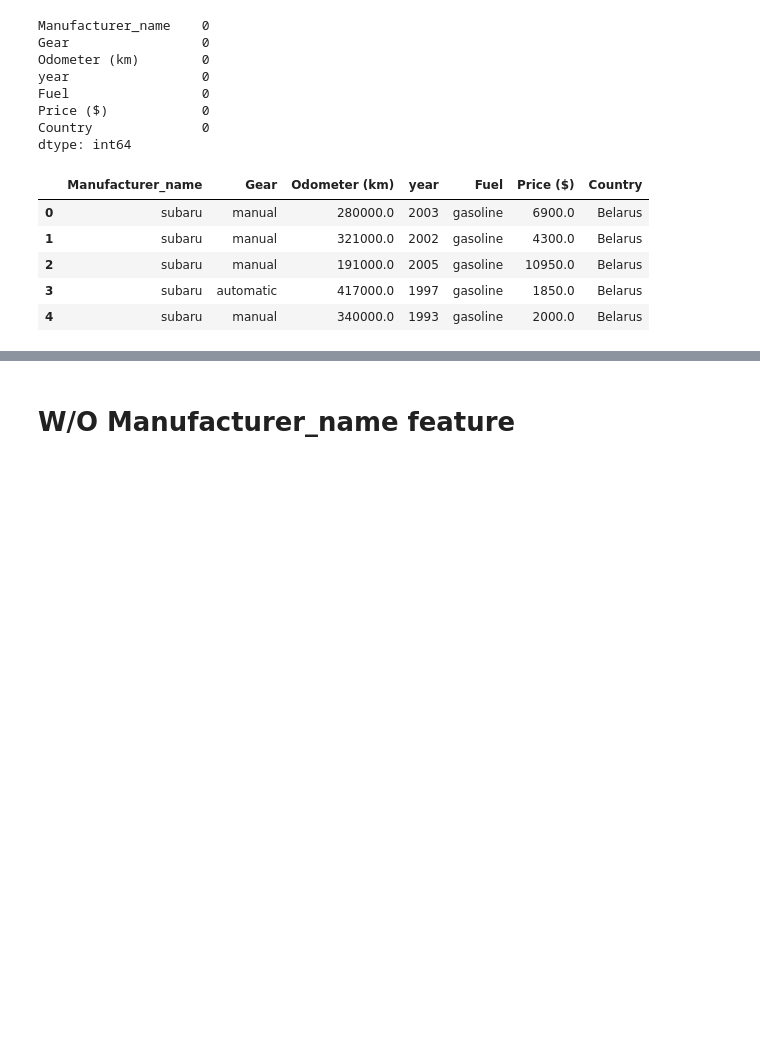
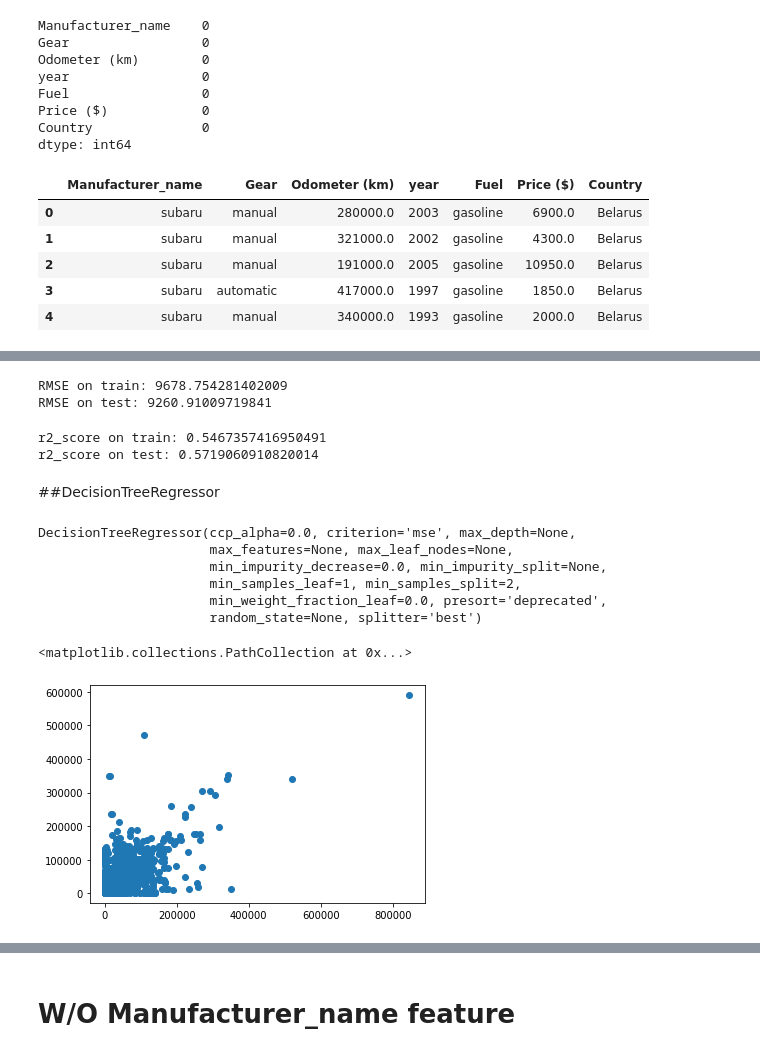
Before and after one commit to adithya36/Used_Cars_Price_Prediction, a Jupyter notebook: modelling.ipynb, the cells around one changed output, grey strips where cells are left out. Saved outputs shown, nothing was run; the diff lists cells and outputs as text; code cells hidden in the pictures; blank space fills up the shorter version.

```diff
--- a/modelling.ipynb
+++ b/modelling.ipynb
@@ -160,0 +283,31 @@ df.head()
+# %%
+print('RMSE on train:', np.sqrt(metrics.mean_squared_error(y1_train, lr.predict(scal_X1_train))))
+print('RMSE on test:', np.sqrt(metrics.mean_squared_error(y1_test, lr.predict(scal_X1_test))))
+# %% [output]
+RMSE on train: 9678.754281402009
+RMSE on test: 9260.91009719841
+# %%
+print('r2_score on train:', r2_score(y1_train, lr.predict(scal_X1_train)))
+print('r2_score on test:', r2_score(y1_test, lr.predict(scal_X1_test)))
+# %% [output]
+r2_score on train: 0.5467357416950491
+r2_score on test: 0.5719060910820014
+# %% [markdown]
+##DecisionTreeRegressor
+# %%
+dt = DecisionTreeRegressor()
+dt.fit(X1_train, y1_train)
+# %% [output]
+DecisionTreeRegressor(ccp_alpha=0.0, criterion='mse', max_depth=None,
+                      max_features=None, max_leaf_nodes=None,
+                      min_impurity_decrease=0.0, min_impurity_split=None,
+                      min_samples_leaf=1, min_samples_split=2,
+                      min_weight_fraction_leaf=0.0, presort='deprecated',
+                      random_state=None, splitter='best')
+# %%
+dt_test_predictions = dt.predict(X1_test)
+# %%
+plt.scatter(y1_test,dt_test_predictions)
+# %% [output]
+<matplotlib.collections.PathCollection at 0x...>
+[figure, added]
```
Also changed, not shown: parts of 117 cells of this notebook.
